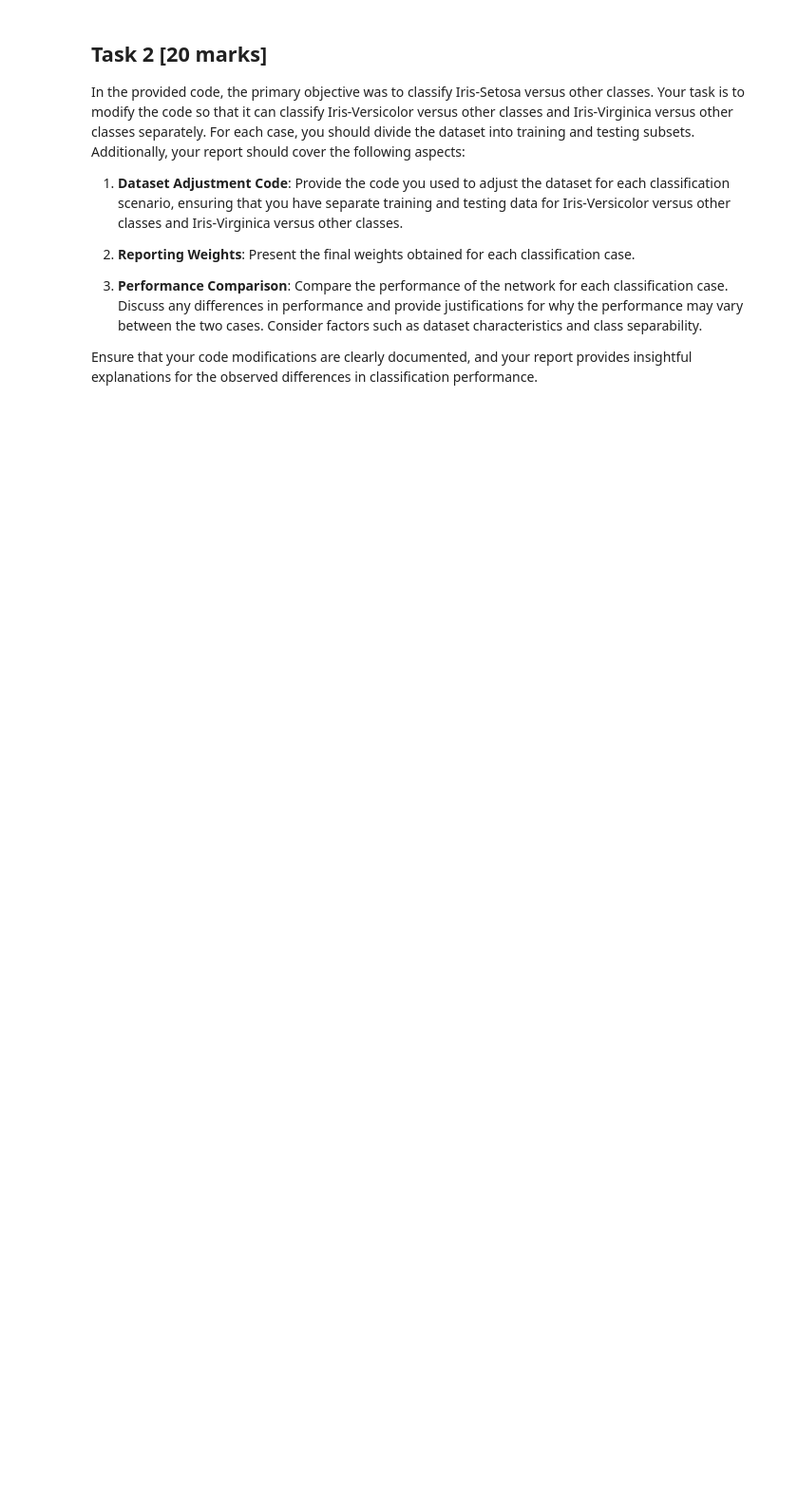
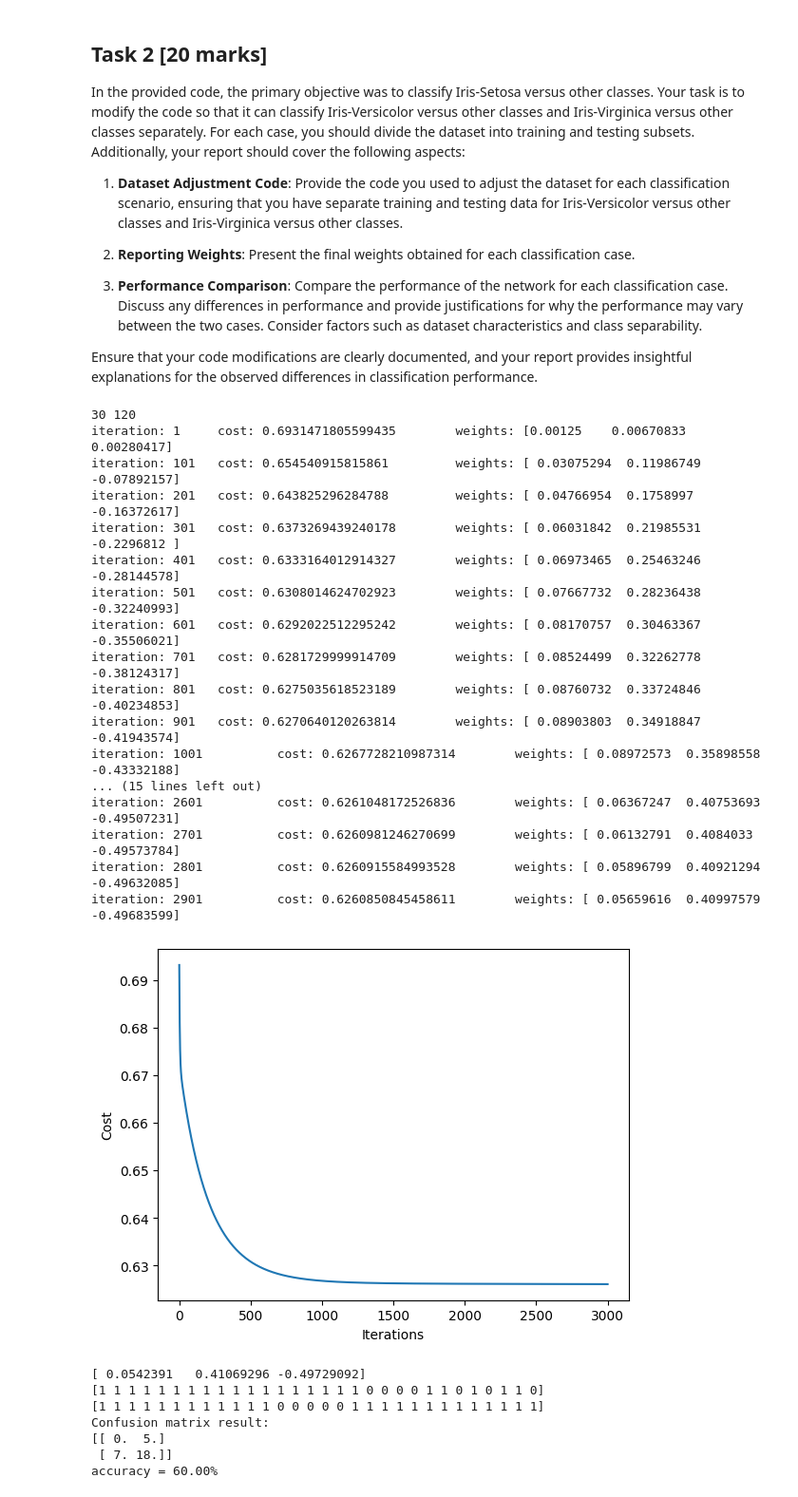
Before and after one commit to putyfruity/imperial_eee_machine_learning_course, a Jupyter notebook: 04_ML_Logistic.ipynb, the cells around one changed output. Shown at 95% size. Saved outputs shown, nothing was run; the diff lists cells and outputs as text; code cells hidden in the pictures; blank space fills up the shorter version.

```diff
--- a/04_ML_Logistic.ipynb
+++ b/04_ML_Logistic.ipynb
@@ -366,3 +372,80 @@ In the provided code, the primary objective was to classify Iris-Setosa versus o
 3. **Performance Comparison**: Compare the performance of the network for each classification case. Discuss any differences in performance and provide justifications for why the performance may vary between the two cases. Consider factors such as dataset characteristics and class separability.
 
 Ensure that your code modifications are clearly documented, and your report provides insightful explanations for the observed differences in classification performance.
+# %%
+# Target labels are the index in iris.target_names
+labels = iris_data.iloc[:,4]
+
+# Versicolor is assigned 0, others -> 1
+y = np.where(labels == 1, 0, 1)
+
+counter = 0
+
+X_test = []
+y_test = []
+X_training = []
+y_training = []
+
+for row in range(data_size):
+  if random.randint(0,3) == 1 and counter != test_limit:
+    X_test.append(X[row])
+    y_test.append(y[row])
+    counter += 1
+  else:
+    X_training.append(X[row])
+    y_training.append(y[row])
+
+print(len(X_test), len(X_training))
+
+X_training = np.array(X_training)
+y_training = np.array(y_training)
+X_test = np.array(X_test)
+y_test = np.array(y_test)
+
+alpha = 0.01
+num_iter = 3000
+model_weights = fit(alpha, num_iter, X_training,y_training)
+
+print(model_weights)
+
+predictions = predict(X_test, model_weights)
+pred = predictions.astype('int')
+true = y_test.astype('int')
+
+print(pred)
+print(true)
+
+conf_matrix = compute_confusion_matrix(true, pred)
+print('Confusion matrix result: ')
+print(conf_matrix)
+
+diagonal_sum = conf_matrix.trace()
+sum_of_all_elements = conf_matrix.sum()
+accuracy = diagonal_sum / sum_of_all_elements
+print('accuracy = {:0.2f}%'.format(accuracy*100))
+# %% [output]
+30 120
+iteration: 1     cost: 0.6931471805599435        weights: [0.00125    0.00670833 0.00280417]
+iteration: 101   cost: 0.654540915815861         weights: [ 0.03075294  0.11986749 -0.07892157]
+iteration: 201   cost: 0.643825296284788         weights: [ 0.04766954  0.1758997  -0.16372617]
+iteration: 301   cost: 0.6373269439240178        weights: [ 0.06031842  0.21985531 -0.2296812 ]
+iteration: 401   cost: 0.6333164012914327        weights: [ 0.06973465  0.25463246 -0.28144578]
+iteration: 501   cost: 0.6308014624702923        weights: [ 0.07667732  0.28236438 -0.32240993]
+iteration: 601   cost: 0.6292022512295242        weights: [ 0.08170757  0.30463367 -0.35506021]
+iteration: 701   cost: 0.6281729999914709        weights: [ 0.08524499  0.32262778 -0.38124317]
+iteration: 801   cost: 0.6275035618523189        weights: [ 0.08760732  0.33724846 -0.40234853]
+iteration: 901   cost: 0.6270640120263814        weights: [ 0.08903803  0.34918847 -0.41943574]
+iteration: 1001          cost: 0.6267728210987314        weights: [ 0.08972573  0.35898558 -0.43332188]
+... (15 lines left out)
+iteration: 2601          cost: 0.6261048172526836        weights: [ 0.06367247  0.40753693 -0.49507231]
+iteration: 2701          cost: 0.6260981246270699        weights: [ 0.06132791  0.4084033  -0.49573784]
+iteration: 2801          cost: 0.6260915584993528        weights: [ 0.05896799  0.40921294 -0.49632085]
+iteration: 2901          cost: 0.6260850845458611        weights: [ 0.05659616  0.40997579 -0.49683599]
+[figure, added]
+[ 0.0542391   0.41069296 -0.49729092]
+[1 1 1 1 1 1 1 1 1 1 1 1 1 1 1 1 1 1 0 0 0 0 1 1 0 1 0 1 1 0]
+[1 1 1 1 1 1 1 1 1 1 1 1 0 0 0 0 0 1 1 1 1 1 1 1 1 1 1 1 1 1]
+Confusion matrix result:
+[[ 0.  5.]
+ [ 7. 18.]]
+accuracy = 60.00%
```
Also changed, not shown: parts of 4 cells of this notebook.
